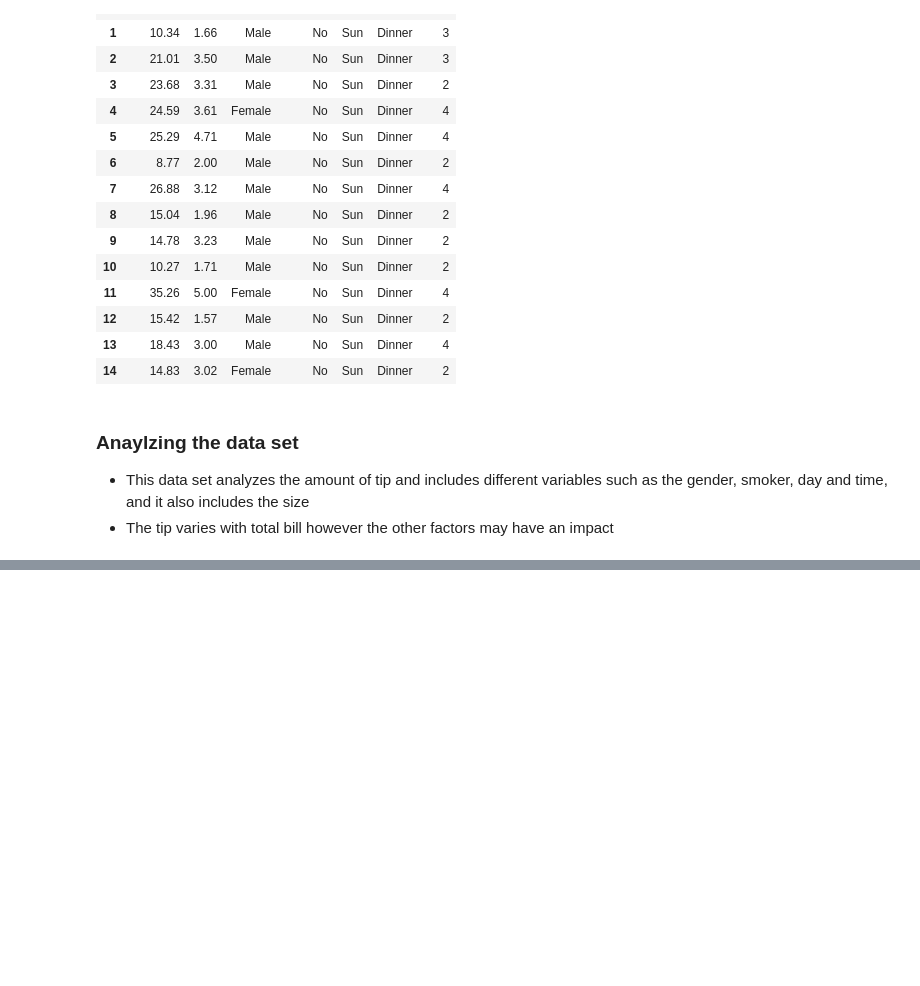
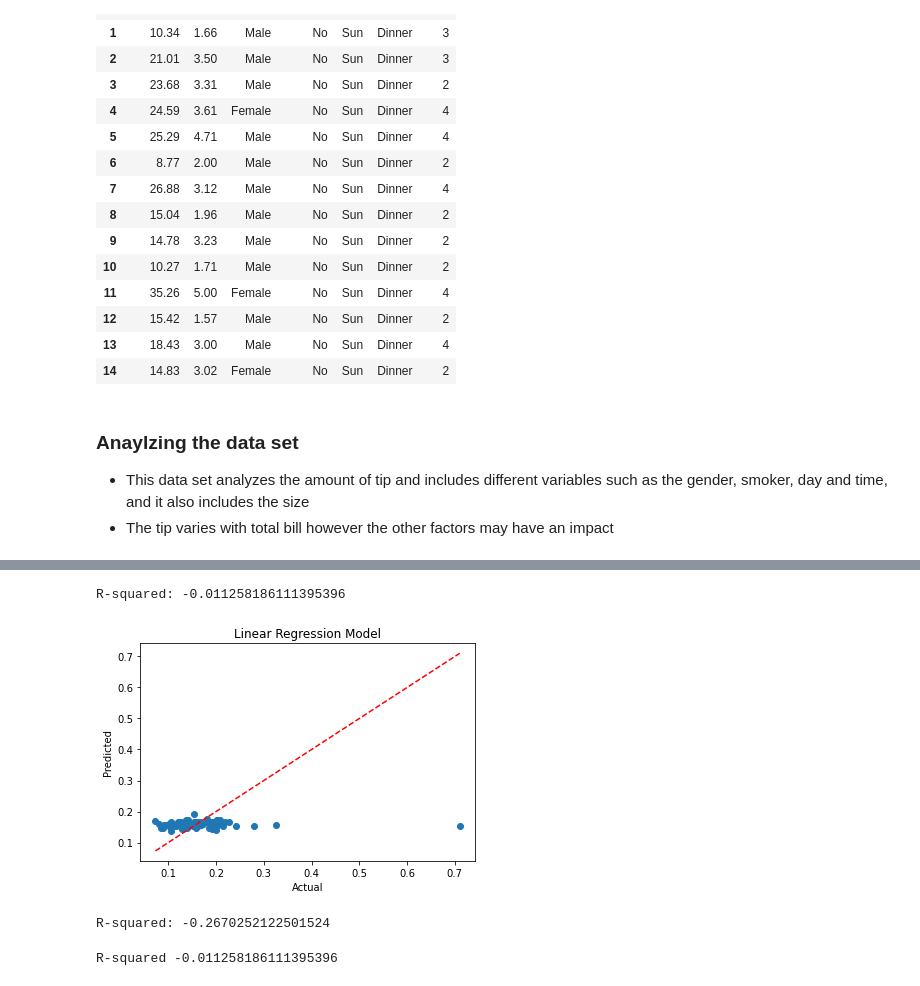
Before and after one commit to AlexKumar19/fastpages-APCSP, a Jupyter notebook: _notebooks/2023-03-09-2.3Hacks.ipynb, the cells around one changed output, grey strips where cells are left out. Drawn from its saved outputs; the diff is of its cells as text; code cells hidden in the pictures; blank space fills up the shorter version.

```diff
--- a/_notebooks/2023-03-09-2.3Hacks.ipynb
+++ b/_notebooks/2023-03-09-2.3Hacks.ipynb
@@ -73,0 +148,79 @@ df.head()
+# %%
+df.drop(['tip'], axis=1, inplace=True)
+# %%
+from sklearn.model_selection import train_test_split
+from sklearn.tree import DecisionTreeClassifier
+from sklearn.linear_model import LogisticRegression
+from sklearn.metrics import accuracy_score
+
+# Split arrays or matrices into random train and test subsets.
+X = df.drop('tip_ratio', axis=1)
+y = df['tip_ratio']
+X_train, X_test, y_train, y_test = train_test_split(X, y, test_size=0.3, random_state=42)
+# %%
+from sklearn.linear_model import LinearRegression
+from sklearn.model_selection import train_test_split
+from sklearn.metrics import r2_score
+model = LinearRegression()
+
+# fit the model to the training data
+model.fit(X_train, y_train)
+
+# make predictions on the test data
+y_pred = model.predict(X_test)
+
+# evaluate the model performance using the R-squared metric
+r2 = r2_score(y_test, y_pred)
+print("R-squared:", r2)
+# %% [output]
+R-squared: -0.011258186111395396
+# %%
+import matplotlib.pyplot as plt
+
+
+plt.scatter(y_test, y_pred)
+
+plt.plot([min(y_test), max(y_test)], [min(y_test), max(y_test)], 'r--')
+
+
+plt.xlabel('Actual')
+plt.ylabel('Predicted')
+plt.title('Linear Regression Model')
+plt.show()
+# %% [output]
+[figure, added]
+# %%
+from sklearn.tree import DecisionTreeRegressor
+from sklearn.model_selection import train_test_split
+from sklearn.metrics import r2_score
+model = DecisionTreeRegressor()
+
+# fit the model to the training data
+model.fit(X_train, y_train)
+
+# make predictions on the test data
+y_pred = model.predict(X_test)
+
+# evaluate the model performance using the R-squared metric
+r2 = r2_score(y_test, y_pred)
+print("R-squared:", r2)
+# %% [output]
+R-squared: -0.2670252122501524
+# %%
+import pandas as pd
+from sklearn.linear_model import LinearRegression
+from sklearn.model_selection import train_test_split
+from sklearn.metrics import r2_score
+
+
+
+# Create a linear regression model and fit it to the training data
+model = LinearRegression()
+model.fit(X_train, y_train)
+
+# Make predictions on the testing set and calculate the R-squared score
+y_pred = model.predict(X_test)
+r2_score = r2_score(y_test, y_pred)
+print("R-squared", r2_score)
+# %% [output]
+R-squared -0.011258186111395396
```
Also changed, not shown: parts of 7 cells of this notebook.
